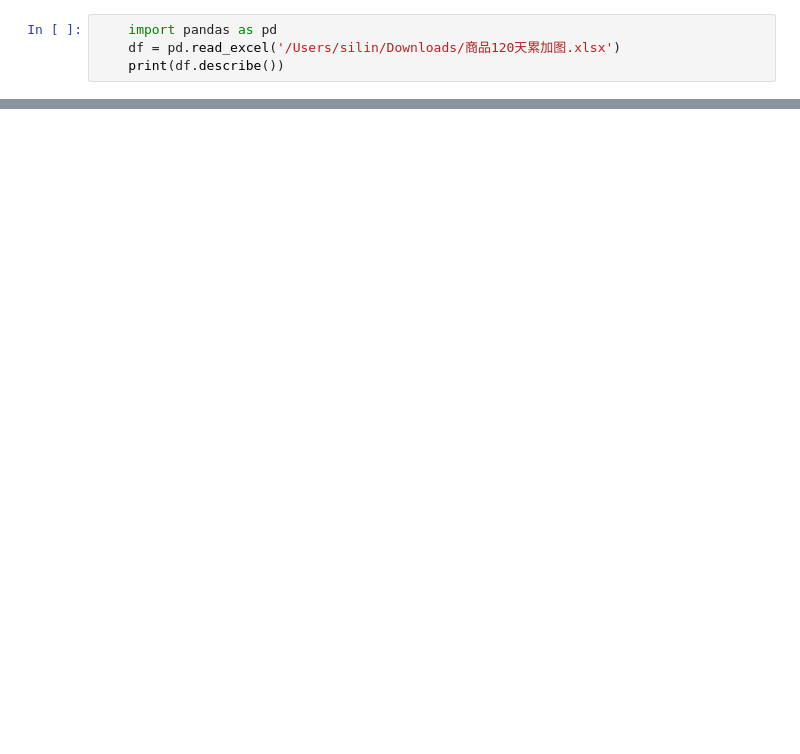
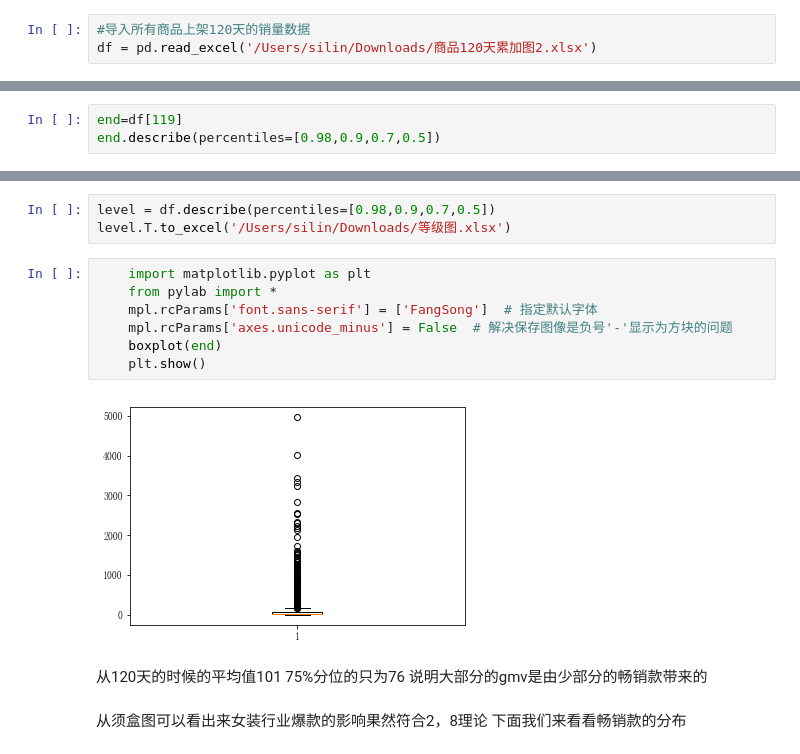
Before and after one commit to sl40/blog_flask, a Jupyter notebook: 120 天 销售量 .ipynb, the cells around one changed output, grey strips where cells are left out. Saved outputs shown, nothing was run; the diff lists cells and outputs as text; blank space fills up the shorter version.

```diff
--- a/120 天 销售量 .ipynb
+++ b/120 天 销售量 .ipynb
@@ -1,4 +11,3 @@
 # %%
-    import pandas as pd
-    df = pd.read_excel('/Users/silin/Downloads/商品120天累加图.xlsx')
-    print(df.describe())
+#导入所有商品上架120天的销量数据
+df = pd.read_excel('/Users/silin/Downloads/商品120天累加图2.xlsx')
@@ -68,0 +27,3 @@ Name: 119, dtype: float64
+# %%
+end=df[119]
+end.describe(percentiles=[0.98,0.9,0.7,0.5])
@@ -68,0 +41,17 @@ Name: 119, dtype: float64
+# %%
+level = df.describe(percentiles=[0.98,0.9,0.7,0.5])
+level.T.to_excel('/Users/silin/Downloads/等级图.xlsx')
+# %%
+    import matplotlib.pyplot as plt
+    from pylab import *
+    mpl.rcParams['font.sans-serif'] = ['FangSong']  # 指定默认字体
+    mpl.rcParams['axes.unicode_minus'] = False  # 解决保存图像是负号'-'显示为方块的问题
+    boxplot(end)
+    plt.show()
+# %% [output]
+[figure, added]
+# %% [markdown]
+从120天的时候的平均值101 75%分位的只为76 说明大部分的gmv是由少部分的畅销款带来的
+# %% [markdown]
+从须盒图可以看出来女装行业爆款的影响果然符合2，8理论
+下面我们来看看畅销款的分布
```
Also changed, not shown: parts of 34 cells of this notebook, 22 other files.
